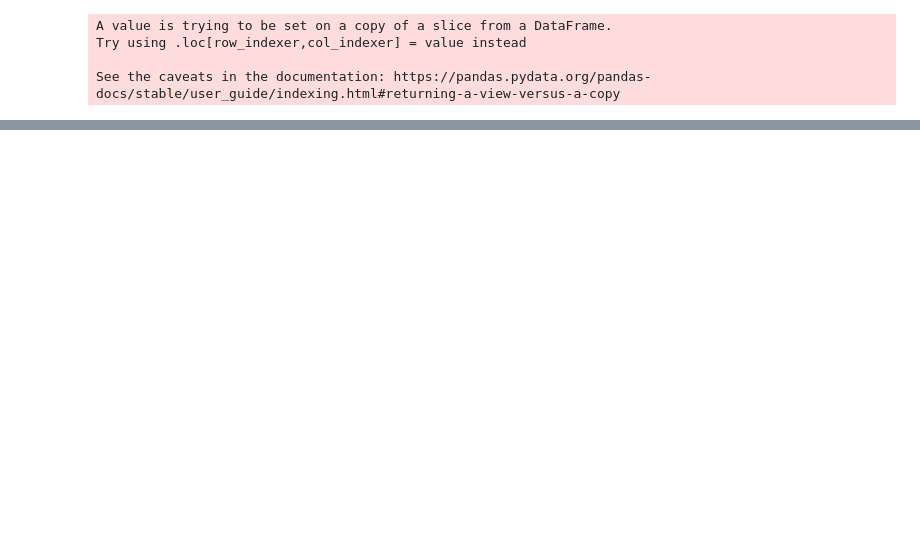
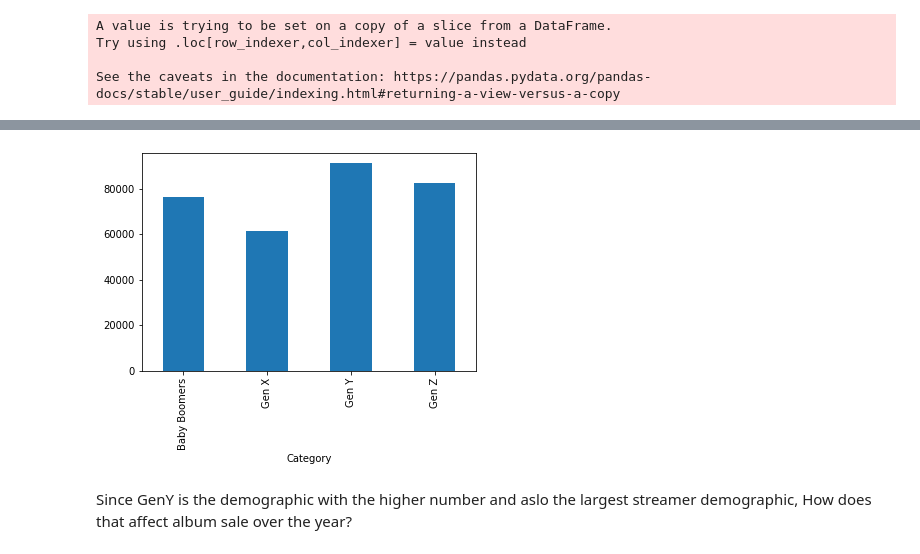
Before and after one commit to thomasbjohnson/Group-Project-1, a Jupyter notebook: Question3.ipynb, the cells around one changed output, grey strips where cells are left out. Saved outputs shown, nothing was run; the diff lists cells and outputs as text; code cells hidden in the pictures; blank space fills up the shorter version.

```diff
--- a/Question3.ipynb
+++ b/Question3.ipynb
@@ -35,3 +11,26 @@ song
+# %%
+import pandas as pd
+import plotly.express as px
+import plotly.graph_objects as go
+import requests
+from pprint import pprint
+import matplotlib.pyplot as plt
+import os
+
+#read csv file
+
+music = "Data/data.csv"
+song = pd.read_csv(music)
+
+data= "Data/data_w_genres.csv"
+genres= pd.read_csv(data)
+
+file= "Data/Spotify listener demographic_demographics.csv"
+age= pd.read_csv(file, index_col=0, delim_whitespace=True)
+
+
+file_de= "Data/music.csv"
+sales= pd.read_csv(file_de)
 # %%
 #select the song released in 2020
 year= song.loc[song["year"]== 2020, :]
@@ -137,8 +122,8 @@ plt.ylim(0, 30)
 # %%
-#US dat per age
+#US streaming data per age
 us_data= age[age["country"] == "US"]
 us_file= us_data.dropna(how="any")
-us_file= us_file[(us_file["age"] > 12) & (us_file["age"] < 90)]
+us_file= us_file[(us_file["age"] > 12) & (us_file["age"] < 75)]
 coun_per_age= us_file.groupby(["age"])["playcount"].sum()
 us_file
 # %% [output]
@@ -207,0 +195,19 @@ fig.show()
+# %%
+#look at us demographic to see the generation that has larger population portion
+demographic= "Data/US Age .xlsx"
+data_xls = pd.read_excel(demographic)
+csv=data_xls.to_csv('Age.csv', encoding='utf-8')
+demo= "Data/Age.csv"
+us_demo= pd.read_csv(demo, skiprows=1, header=None).rename(columns=lambda x: x + 1)
+us_demo.rename(columns=us_demo.iloc[0])
+new_header = us_demo.iloc[0]
+us_demo = us_demo[1:]
+us_demo.columns = new_header
+us_demo_df=us_demo.rename(columns={'Sex and age':'Age'})
+US=us_demo_df.set_index("Age")
+us_df= US.groupby(["Category"]).sum()
+bar= us_df[2020].plot(kind= "bar")
+# %% [output]
+[figure, added]
+# %% [markdown]
+Since GenY is the demographic with the higher number and aslo the largest streamer demographic, How does that affect album sale over the year?
```
Also changed, not shown: parts of 16 cells of this notebook, 18 other files.
